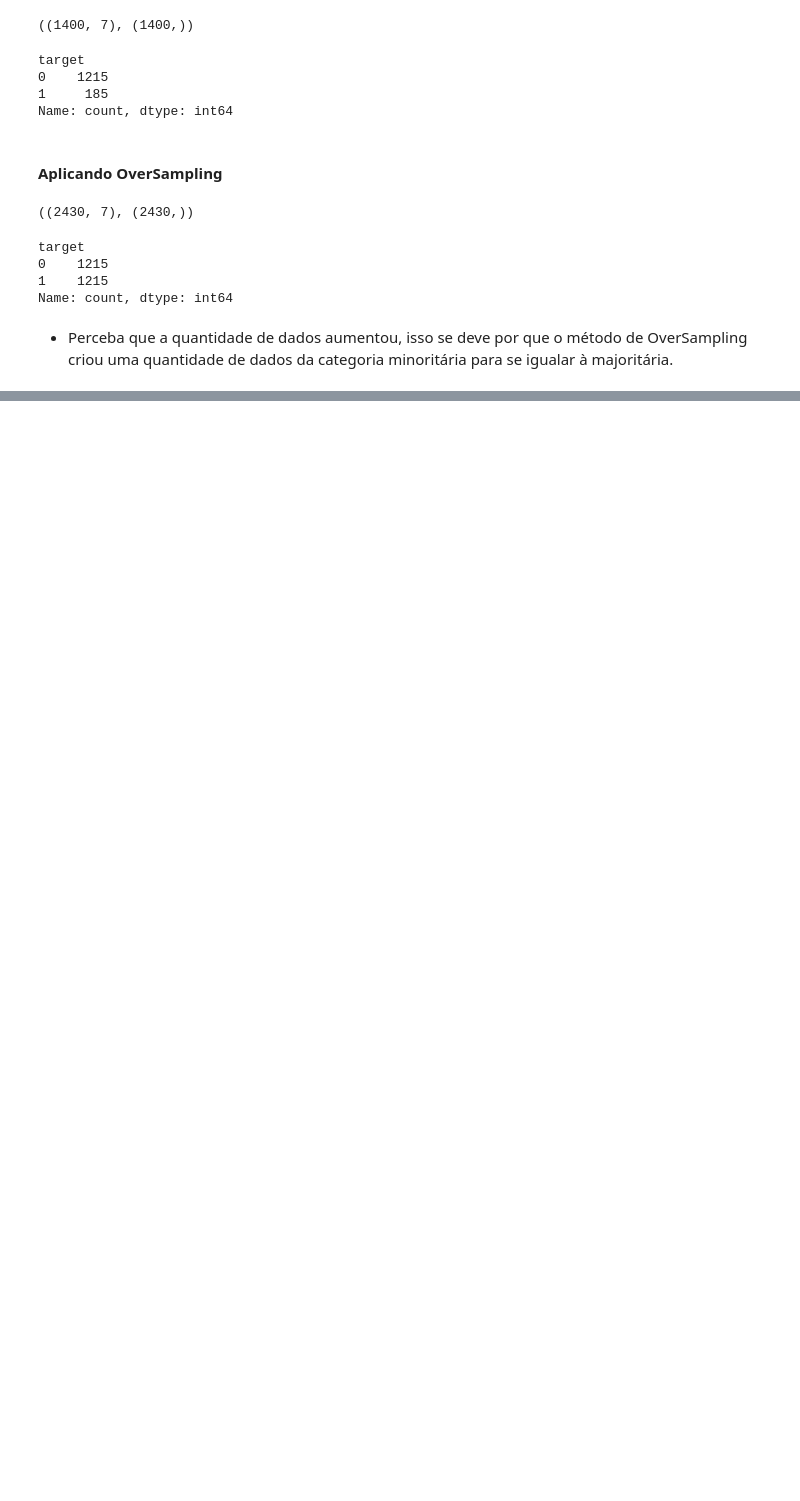
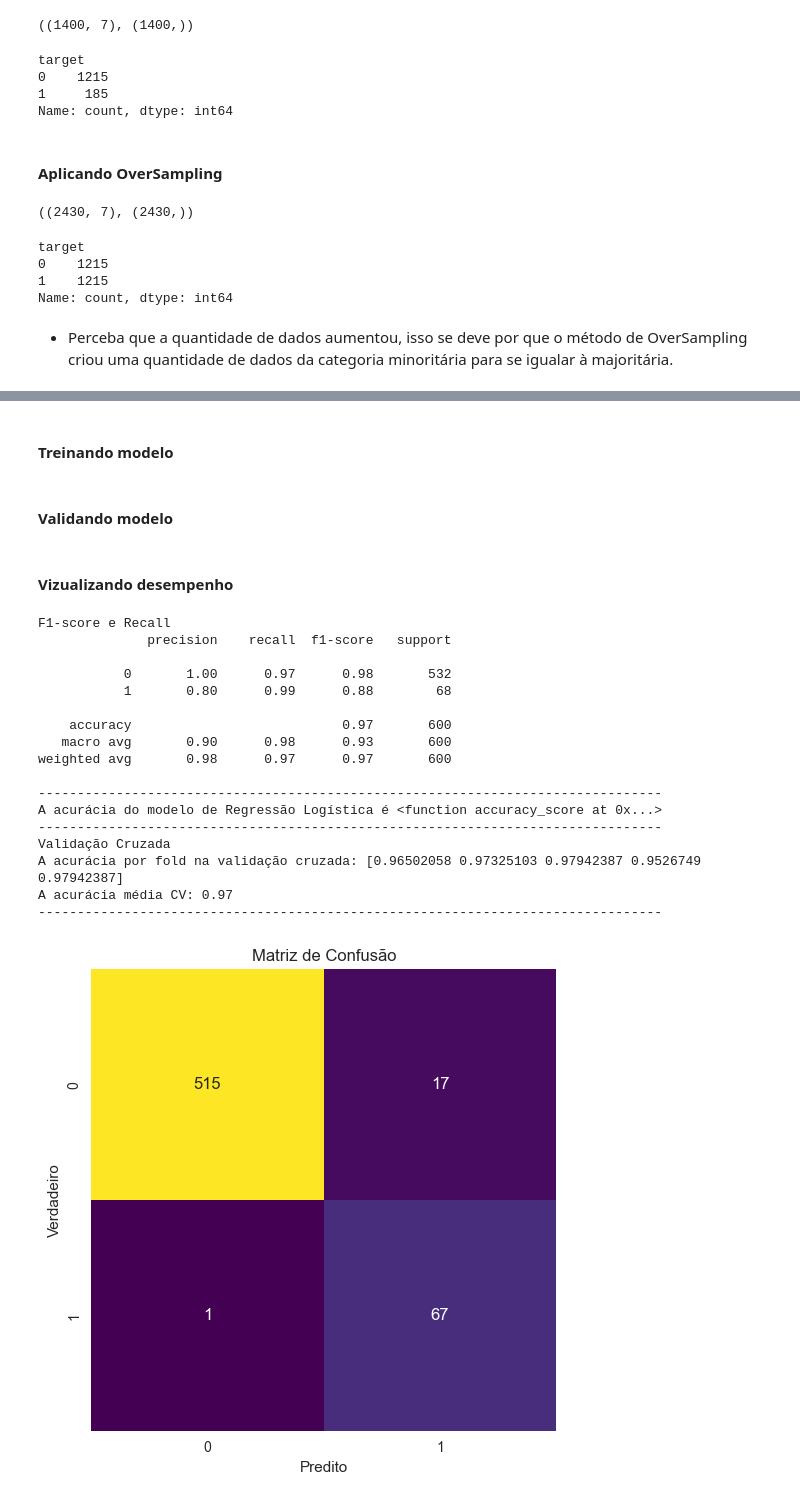
Before and after one commit to DieGod-DS/segmentacao-clientes, a Jupyter notebook: rascunho.ipynb, the cells around one changed output, grey strips where cells are left out. Cells and saved outputs as stored; diff of their text form; code cells hidden in the pictures; blank space fills up the shorter version.

```diff
--- a/rascunho.ipynb
+++ b/rascunho.ipynb
@@ -464,0 +463,69 @@ Name: count, dtype: int64
+# %% [markdown]
+#### Treinando modelo
+# %%
+# atribui modelo de Regressão Logística
+model_lr = LogisticRegression(random_state=42)
+
+# cria pipeline de processamento
+pipeline_lr = make_pipeline(r_scaler, model_lr)
+
+# treina os dados
+pipeline_lr.fit(x_train, y_train)
+
+# fazendo previsões nos dados de teste
+y_pred_lr = pipeline_lr.predict(x_test)
+# %% [markdown]
+#### Validando modelo
+# %%
+# calcula acurácia
+accuracy_lr = accuracy_score(y_test, y_pred_lr)
+
+# calcula matriz de confusão
+cm_lr = confusion_matrix(y_test, y_pred_lr)
+
+# validação cruzada com 5 folds
+scores_lr = cross_val_score(pipeline_lr, x_train, y_train, cv=5, scoring = 'accuracy')
+# %% [markdown]
+#### Vizualizando desempenho
+# %%
+# exibe F1-score e Recall
+print('F1-score e Recall')
+print(classification_report(y_test, y_pred_lr))
+print('-'*80)
+
+# exibe acurácia
+print('A acurácia do modelo de Regressão Logística é', accuracy_score)
+print('-'*80)
+
+# exibe validação cruzada
+print('Validação Cruzada')
+print('A acurácia por fold na validação cruzada:', scores_lr)
+print('A acurácia média CV:', round(scores_lr.mean(), 2))
+print('-'*80)
+
+# exibe martiz de confusão
+plt.figure(figsize=(6,6))
+sns.heatmap(cm_lr, annot=True, fmt='d', cmap=('viridis'), cbar=False)
+plt.xlabel('Predito')
+plt.ylabel('Verdadeiro')
+plt.title('Matriz de Confusão')
+plt.show()
+# %% [output]
+F1-score e Recall
+              precision    recall  f1-score   support
+
+           0       1.00      0.97      0.98       532
+           1       0.80      0.99      0.88        68
+
+    accuracy                           0.97       600
+   macro avg       0.90      0.98      0.93       600
+weighted avg       0.98      0.97      0.97       600
+
+--------------------------------------------------------------------------------
+A acurácia do modelo de Regressão Logística é <function accuracy_score at 0x...>
+--------------------------------------------------------------------------------
+Validação Cruzada
+A acurácia por fold na validação cruzada: [0.96502058 0.97325103 0.97942387 0.9526749  0.97942387]
+A acurácia média CV: 0.97
+--------------------------------------------------------------------------------
+[figure, added]
```
Also changed, not shown: parts of 7 cells of this notebook.
